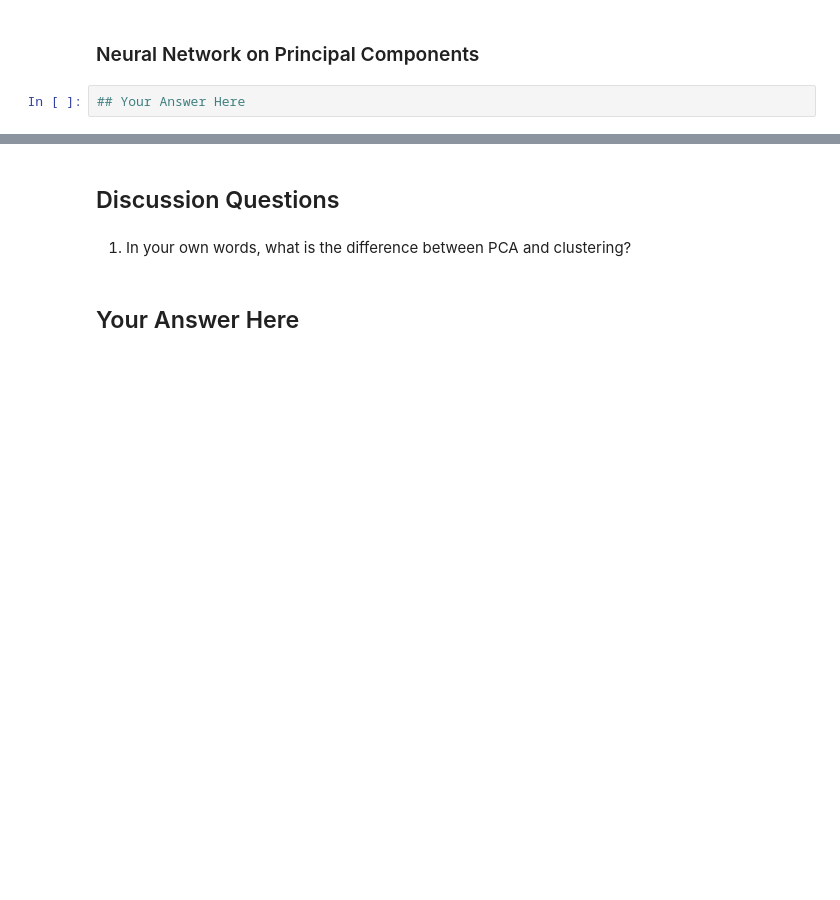
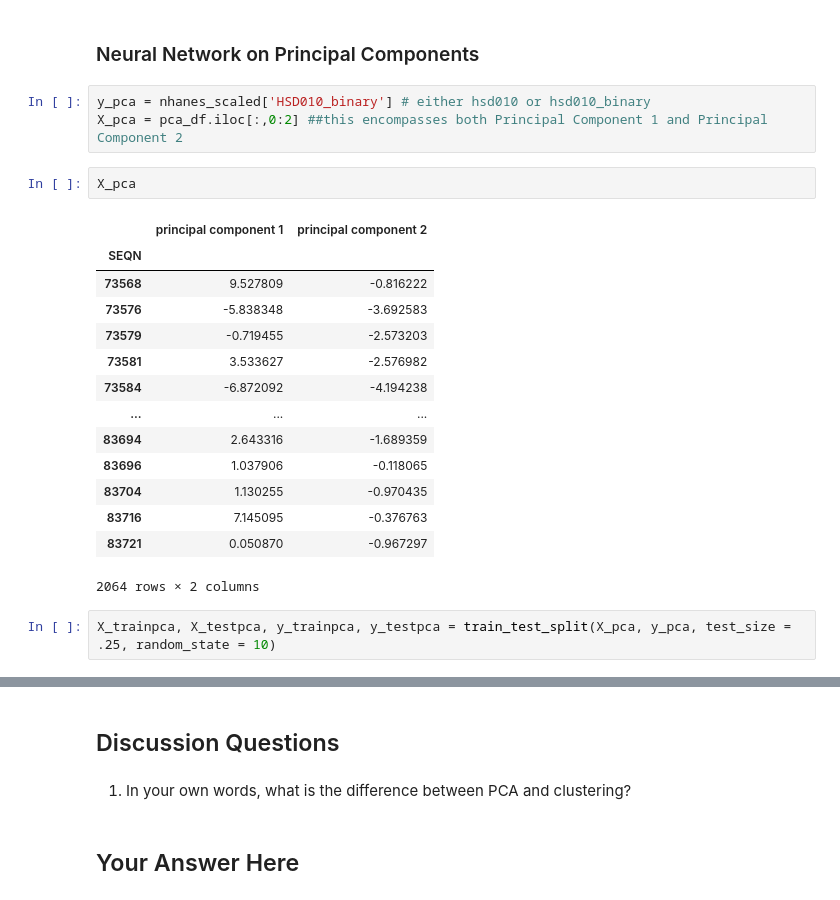
Before and after one commit to lawrence-j-liu/CSS_Project-4_Team-5_Fall-2020, a Jupyter notebook: Project 4 Students.ipynb, the cells around one changed output, grey strips where cells are left out. Drawn from its saved outputs; the diff is of its cells as text; blank space fills up the shorter version.

```diff
--- a/Project 4 Students.ipynb
+++ b/Project 4 Students.ipynb
@@ -514,4 +582,24 @@ model.fit(..., ..., validation_data=(..., ...), epochs=..., batch_size=..., verb
 # %% [markdown]
 ### Neural Network on Principal Components
-# %%
-## Your Answer Here
+# %%
+y_pca = nhanes_scaled['HSD010_binary'] # either hsd010 or hsd010_binary
+X_pca = pca_df.iloc[:,0:2] ##this encompasses both Principal Component 1 and Principal Component 2
+# %%
+X_pca
+# %% [output]
+|  | principal component 1 | principal component 2 |
+| SEQN |  |  |
+| 73568 | 9.527809 | -0.816222 |
+| 73576 | -5.838348 | -3.692583 |
+| 73579 | -0.719455 | -2.573203 |
+| 73581 | 3.533627 | -2.576982 |
+| 73584 | -6.872092 | -4.194238 |
+| ... | ... | ... |
+| 83694 | 2.643316 | -1.689359 |
+| 83696 | 1.037906 | -0.118065 |
+| 83704 | 1.130255 | -0.970435 |
+| 83716 | 7.145095 | -0.376763 |
+| 83721 | 0.050870 | -0.967297 |
+2064 rows × 2 columns
+# %%
+X_trainpca, X_testpca, y_trainpca, y_testpca = train_test_split(X_pca, y_pca, test_size = .25, random_state = 10)
```
Also changed, not shown: parts of 24 cells of this notebook.
